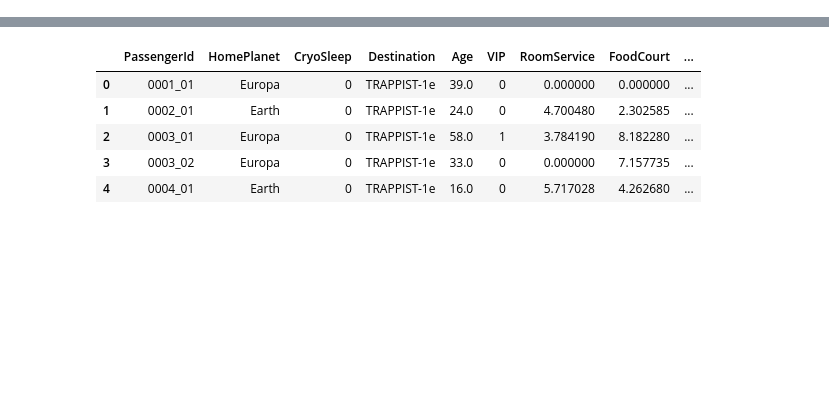
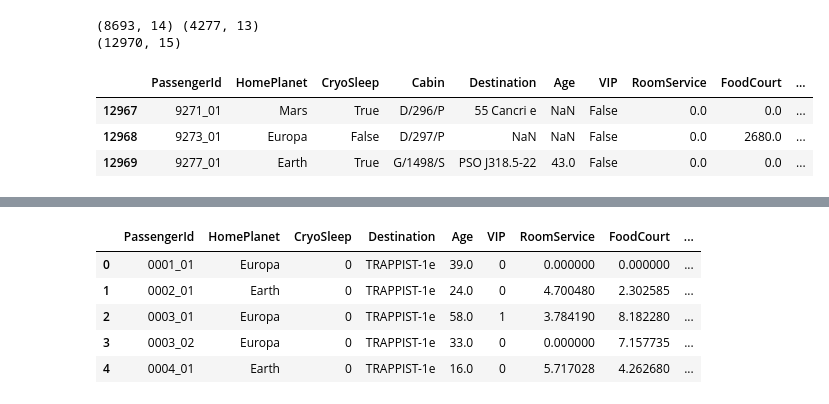
Before and after one commit to MykolaPinchuk/Kaggle, a Jupyter notebook: Projects/KProject-spacetitanic.ipynb, the cells around one changed output, grey strips where cells are left out. Cells and saved outputs as stored; diff of their text form; code cells hidden in the pictures; blank space fills up the shorter version.

```diff
--- a/Projects/KProject-spacetitanic.ipynb
+++ b/Projects/KProject-spacetitanic.ipynb
@@ -76,3 +91,23 @@ df.head()
+# %%
+test_data=pd.read_csv('../input/spaceship-titanic/test.csv')
+
+print(train.shape, test_data.shape)
+test = test_data.copy()
+train['sample']='train'
+test['Transported'] = np.nan
+test['sample']='test'
+
+df=pd.concat([train, test])
+df.reset_index(inplace=True, drop=True)
+print(df.shape)
+df.tail(3)
+# %% [output]
+(8693, 14) (4277, 13)
+(12970, 15)
+|  | PassengerId | HomePlanet | CryoSleep | Cabin | Destination | Age | VIP | RoomService | FoodCourt | ... |
+| 12967 | 9271_01 | Mars | True | D/296/P | 55 Cancri e | NaN | False | 0.0 | 0.0 | ... |
+| 12968 | 9273_01 | Europa | False | D/297/P | NaN | NaN | False | 0.0 | 2680.0 | ... |
+| 12969 | 9277_01 | Earth | True | G/1498/S | PSO J318.5-22 | 43.0 | False | 0.0 | 0.0 | ... |
 # %%
 num_cols = ['Age', 'RoomService', 'FoodCourt', 'ShoppingMall', 'Spa', 'VRDeck']
 cat_cols = ['HomePlanet','CryoSleep','VIP','Transported']
```
Also changed, not shown: parts of 18 cells of this notebook.
